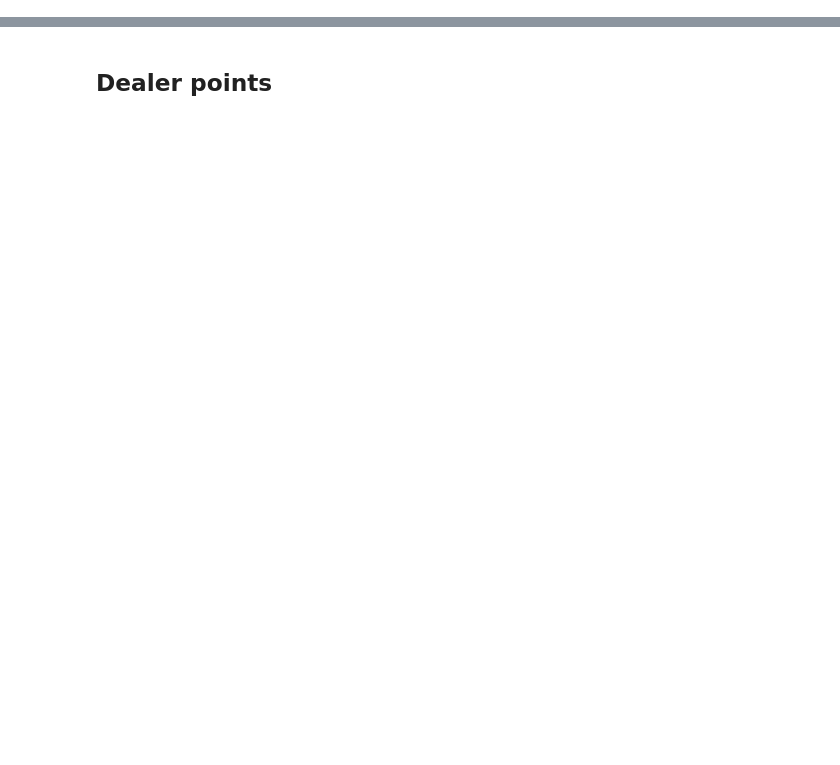
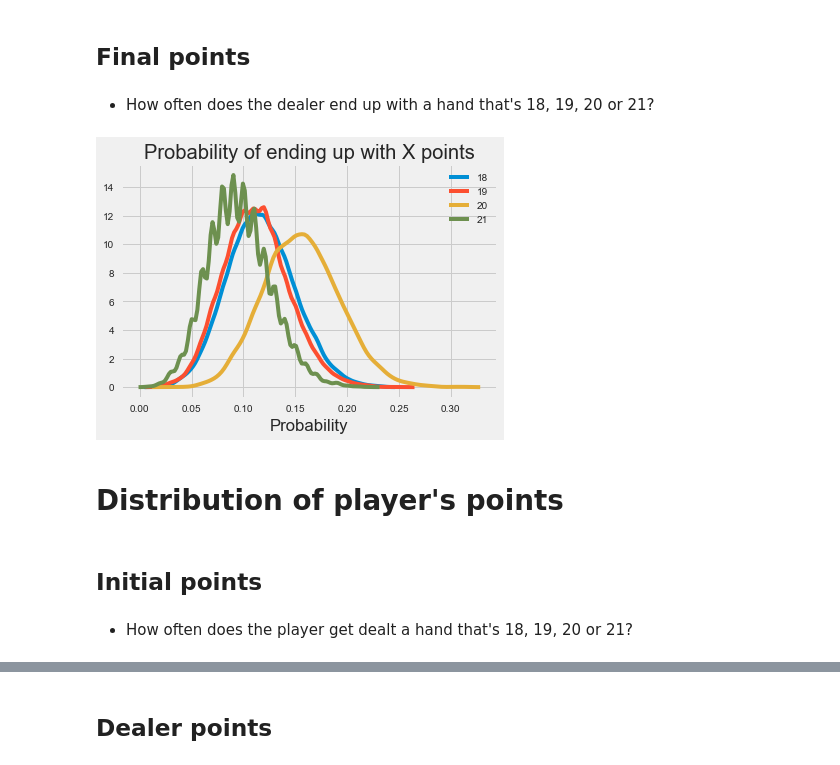
Before and after one commit to jocelyn-ong/data-science-projects, a Jupyter notebook: others/blackjack/analysis.ipynb, the cells around one changed output, grey strips where cells are left out. Drawn from its saved outputs; the diff is of its cells as text; code cells hidden in the pictures; blank space fills up the shorter version.

Commit message:
Update player code and analysis

```diff
--- a/others/blackjack/analysis.ipynb
+++ b/others/blackjack/analysis.ipynb
@@ -22,0 +162,5 @@ df.head()
+# %%
+def get_hand_games(data, col, point, num_games=100):
+    all_points = data[col]
+    games = np.random.choice(all_points, size=num_games)
+    return sum(games == point)/num_games
@@ -22,0 +181,24 @@ df.head()
+# %% [markdown]
+## Final points
+# %% [markdown]
+- How often does the dealer end up with a hand that's 18, 19, 20 or 21?
+# %%
+dist_f18 = [get_hand_games(df, "d_final", 18) for _ in range(10000)]
+dist_f19 = [get_hand_games(df, "d_final", 19) for _ in range(10000)]
+dist_f20 = [get_hand_games(df, "d_final", 20) for _ in range(10000)]
+dist_f21 = [get_hand_games(df, "d_final", 21) for _ in range(10000)]
+# %%
+sns.distplot(dist_f18, hist=False, label=18);
+sns.distplot(dist_f19, hist=False, label=19);
+sns.distplot(dist_f20, hist=False, label=20);
+sns.distplot(dist_f21, hist=False, label=21);
+plt.title("Probability of ending up with X points");
+plt.xlabel("Probability");
+# %% [output]
+[figure, added]
+# %% [markdown]
+# Distribution of player's points
+# %% [markdown]
+## Initial points
+# %% [markdown]
+- How often does the player get dealt a hand that's 18, 19, 20 or 21?
```
Also changed, not shown: parts of 54 cells of this notebook, 3 other files.
